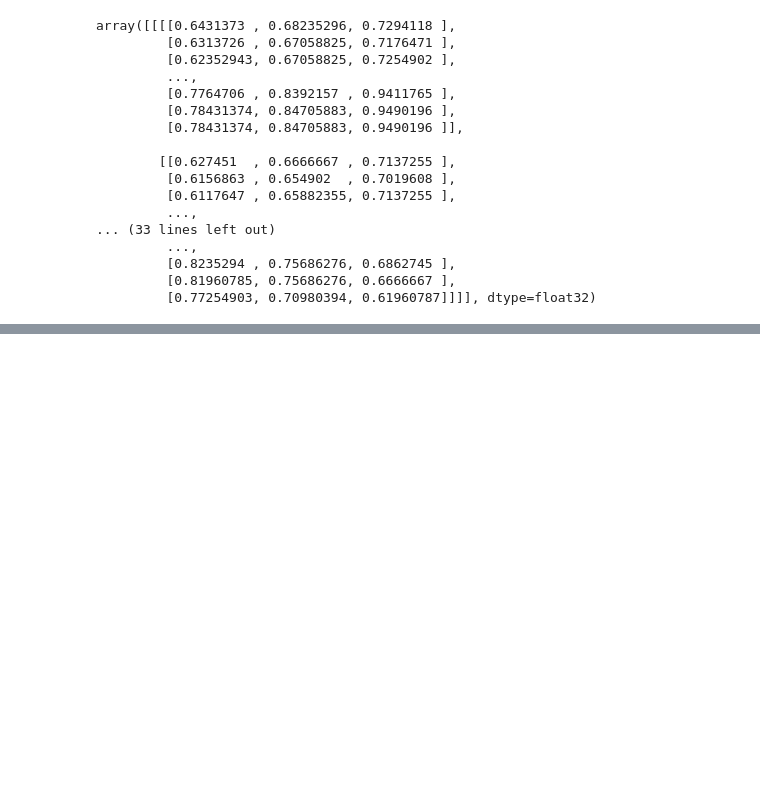
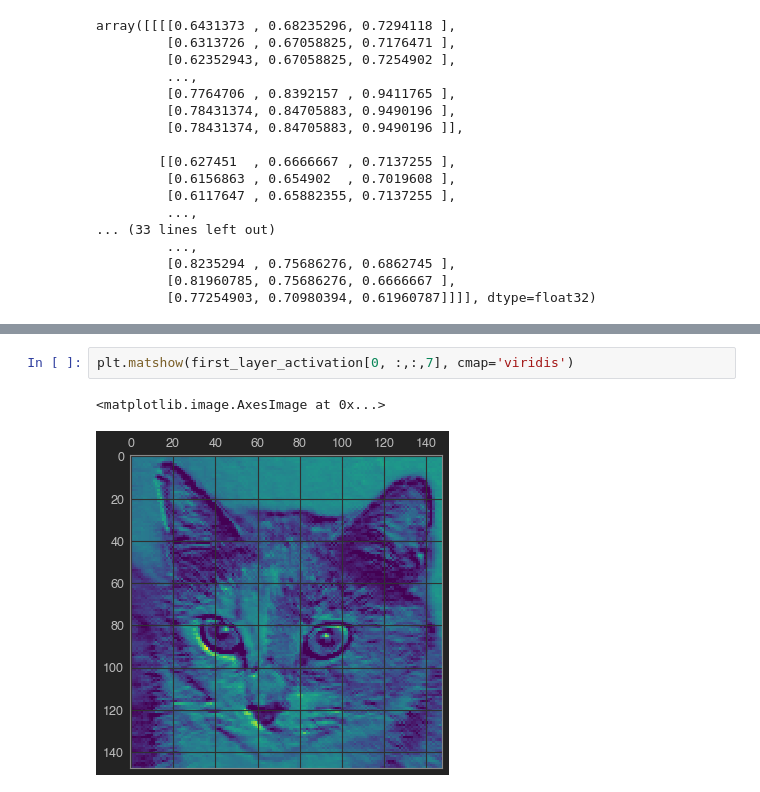
Before and after one commit to Ken-Alviola/deep_learning_practice, a Jupyter notebook: Dogs_vs_cats.ipynb, the cells around one changed output, grey strips where cells are left out. Saved outputs shown, nothing was run; the diff lists cells and outputs as text; blank space fills up the shorter version.

```diff
--- a/Dogs_vs_cats.ipynb
+++ b/Dogs_vs_cats.ipynb
@@ -514,0 +532,5 @@ array([[[[0.6431373 , 0.68235296, 0.7294118 ],
+# %%
+plt.matshow(first_layer_activation[0, :,:,7], cmap='viridis')
+# %% [output]
+<matplotlib.image.AxesImage at 0x...>
+[figure, added]
```
Also changed, not shown: parts of 9 cells of this notebook.
